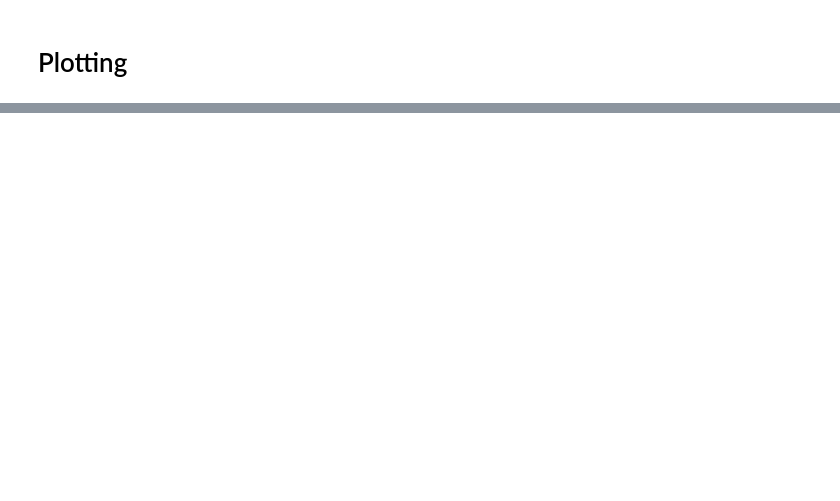
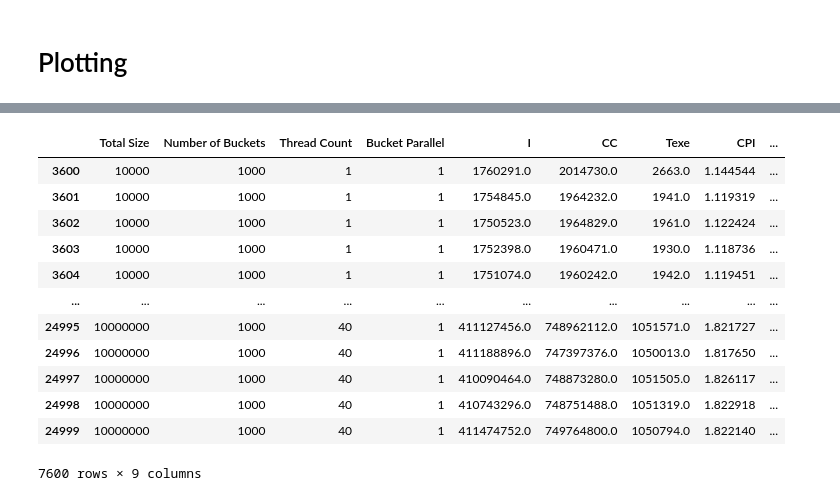
Before and after one commit to GilbertoCunha/ParallelComputing, a Jupyter notebook: Trabalho2/DataPlots.ipynb, the cells around one changed output, grey strips where cells are left out. Saved outputs shown, nothing was run; the diff lists cells and outputs as text; code cells hidden in the pictures; blank space fills up the shorter version.

```diff
--- a/Trabalho2/DataPlots.ipynb
+++ b/Trabalho2/DataPlots.ipynb
@@ -147,0 +182,16 @@ plot_df_slice(df, x="Thread Count", y="Texe", filter_dict=filter_dict, conf_inte
+# %%
+df[(df["Number of Buckets"]==1000)]
+# %% [output]
+|  | Total Size | Number of Buckets | Thread Count | Bucket Parallel | I | CC | Texe | CPI | ... |
+| 3600 | 10000 | 1000 | 1 | 1 | 1760291.0 | 2014730.0 | 2663.0 | 1.144544 | ... |
+| 3601 | 10000 | 1000 | 1 | 1 | 1754845.0 | 1964232.0 | 1941.0 | 1.119319 | ... |
+| 3602 | 10000 | 1000 | 1 | 1 | 1750523.0 | 1964829.0 | 1961.0 | 1.122424 | ... |
+| 3603 | 10000 | 1000 | 1 | 1 | 1752398.0 | 1960471.0 | 1930.0 | 1.118736 | ... |
+| 3604 | 10000 | 1000 | 1 | 1 | 1751074.0 | 1960242.0 | 1942.0 | 1.119451 | ... |
+| ... | ... | ... | ... | ... | ... | ... | ... | ... | ... |
+| 24995 | 10000000 | 1000 | 40 | 1 | 411127456.0 | 748962112.0 | 1051571.0 | 1.821727 | ... |
+| 24996 | 10000000 | 1000 | 40 | 1 | 411188896.0 | 747397376.0 | 1050013.0 | 1.817650 | ... |
+| 24997 | 10000000 | 1000 | 40 | 1 | 410090464.0 | 748873280.0 | 1051505.0 | 1.826117 | ... |
+| 24998 | 10000000 | 1000 | 40 | 1 | 410743296.0 | 748751488.0 | 1051319.0 | 1.822918 | ... |
+| 24999 | 10000000 | 1000 | 40 | 1 | 411474752.0 | 749764800.0 | 1050794.0 | 1.822140 | ... |
+7600 rows × 9 columns
```
Also changed, not shown: parts of 6 cells of this notebook, 4 other files.
